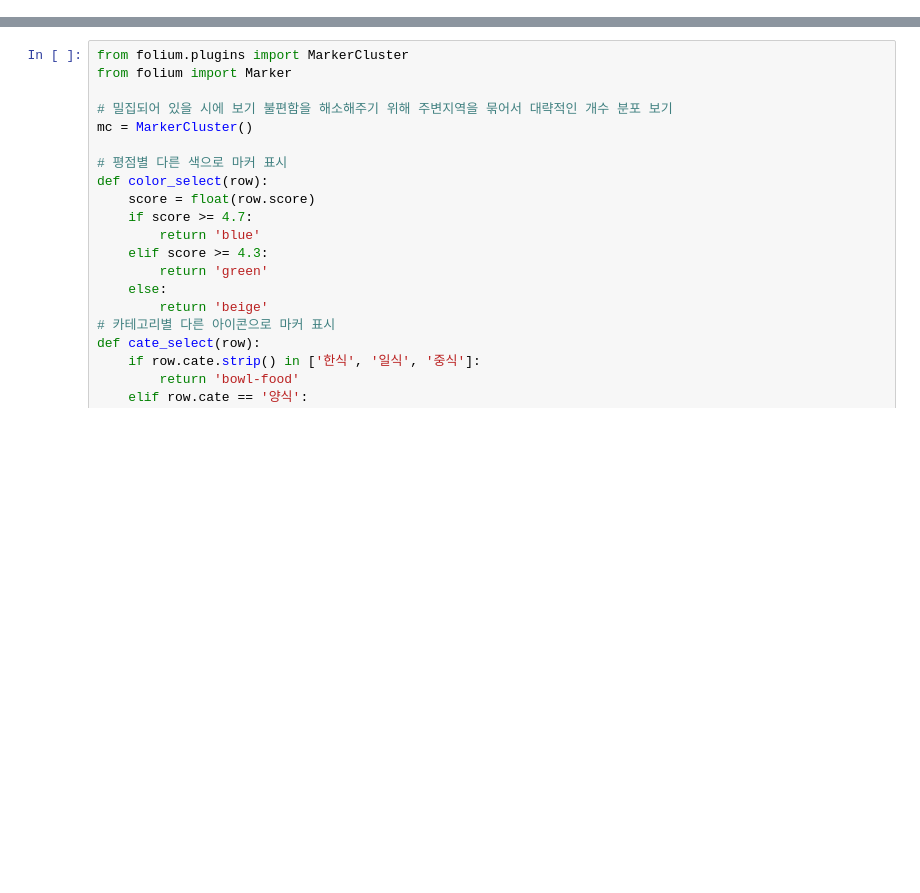
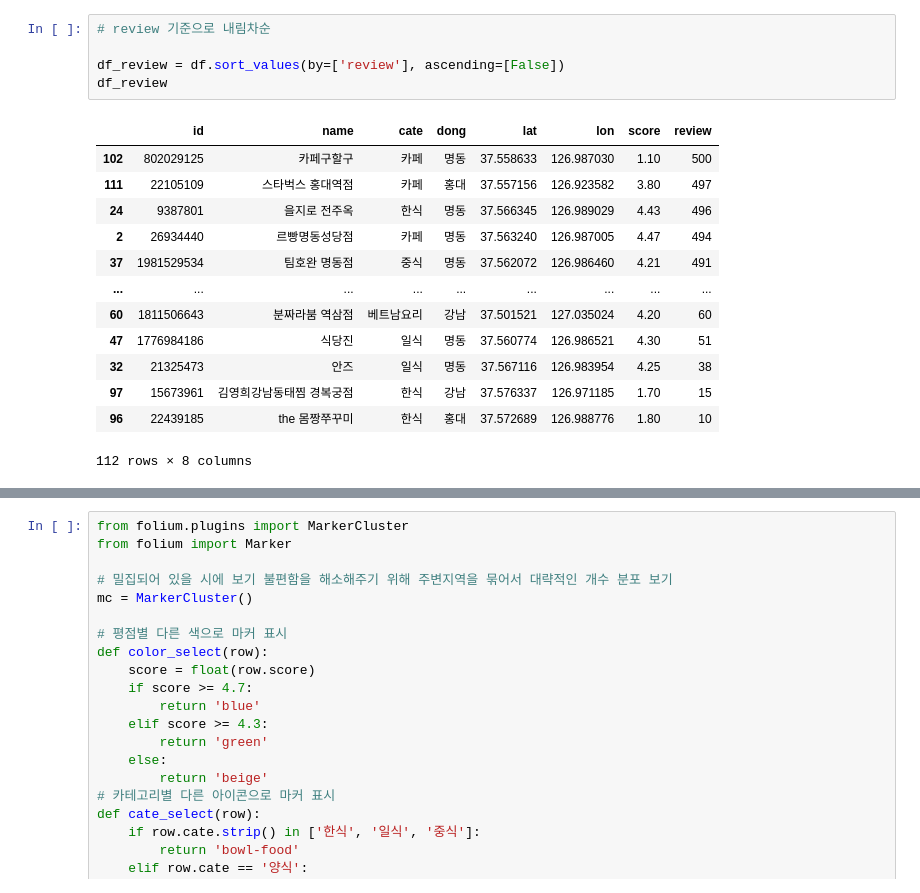
Before and after one commit to myeongzip/recommend_map, a Jupyter notebook: map_recommend.ipynb, the cells around one changed output, grey strips where cells are left out. Cells and saved outputs as stored; diff of their text form; blank space fills up the shorter version.

```diff
--- a/map_recommend.ipynb
+++ b/map_recommend.ipynb
@@ -17,0 +48,19 @@ map = folium.Map(location=[37.561142, 126.986133], # 명동역
+# %%
+# review 기준으로 내림차순
+
+df_review = df.sort_values(by=['review'], ascending=[False])
+df_review
+# %% [output]
+|  | id | name | cate | dong | lat | lon | score | review |
+| 102 | 802029125 | 카페구할구 | 카페 | 명동 | 37.558633 | 126.987030 | 1.10 | 500 |
+| 111 | 22105109 | 스타벅스 홍대역점 | 카페 | 홍대 | 37.557156 | 126.923582 | 3.80 | 497 |
+| 24 | 9387801 | 을지로 전주옥 | 한식 | 명동 | 37.566345 | 126.989029 | 4.43 | 496 |
+| 2 | 26934440 | 르빵명동성당점 | 카페 | 명동 | 37.563240 | 126.987005 | 4.47 | 494 |
+| 37 | 1981529534 | 팀호완 명동점 | 중식 | 명동 | 37.562072 | 126.986460 | 4.21 | 491 |
+| ... | ... | ... | ... | ... | ... | ... | ... | ... |
+| 60 | 1811506643 | 분짜라붐 역삼점 | 베트남요리 | 강남 | 37.501521 | 127.035024 | 4.20 | 60 |
+| 47 | 1776984186 | 식당진 | 일식 | 명동 | 37.560774 | 126.986521 | 4.30 | 51 |
+| 32 | 21325473 | 안즈 | 일식 | 명동 | 37.567116 | 126.983954 | 4.25 | 38 |
+| 97 | 15673961 | 김영희강남동태찜 경복궁점 | 한식 | 강남 | 37.576337 | 126.971185 | 1.70 | 15 |
+| 96 | 22439185 | the 몸짱쭈꾸미 | 한식 | 홍대 | 37.572689 | 126.988776 | 1.80 | 10 |
+112 rows × 8 columns
```
Also changed, not shown: parts of 5 cells of this notebook.
